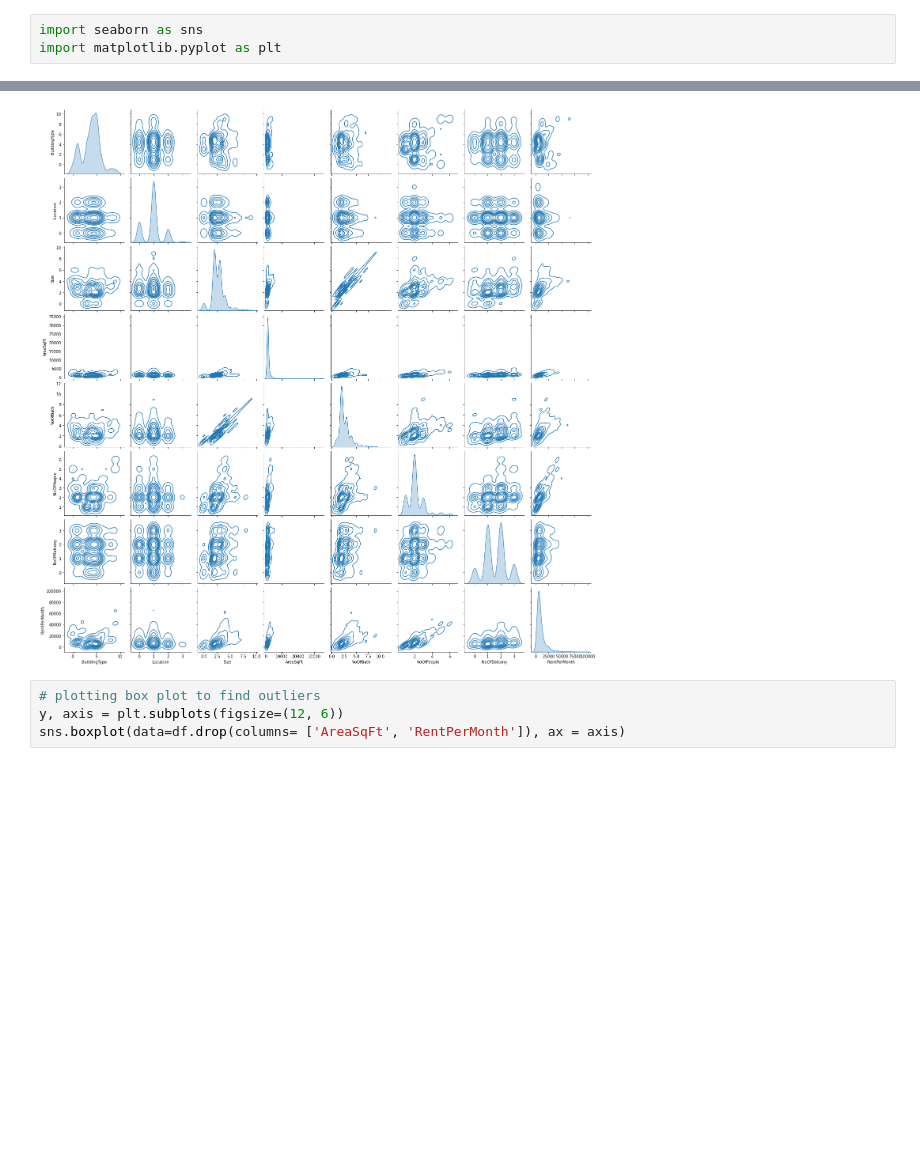
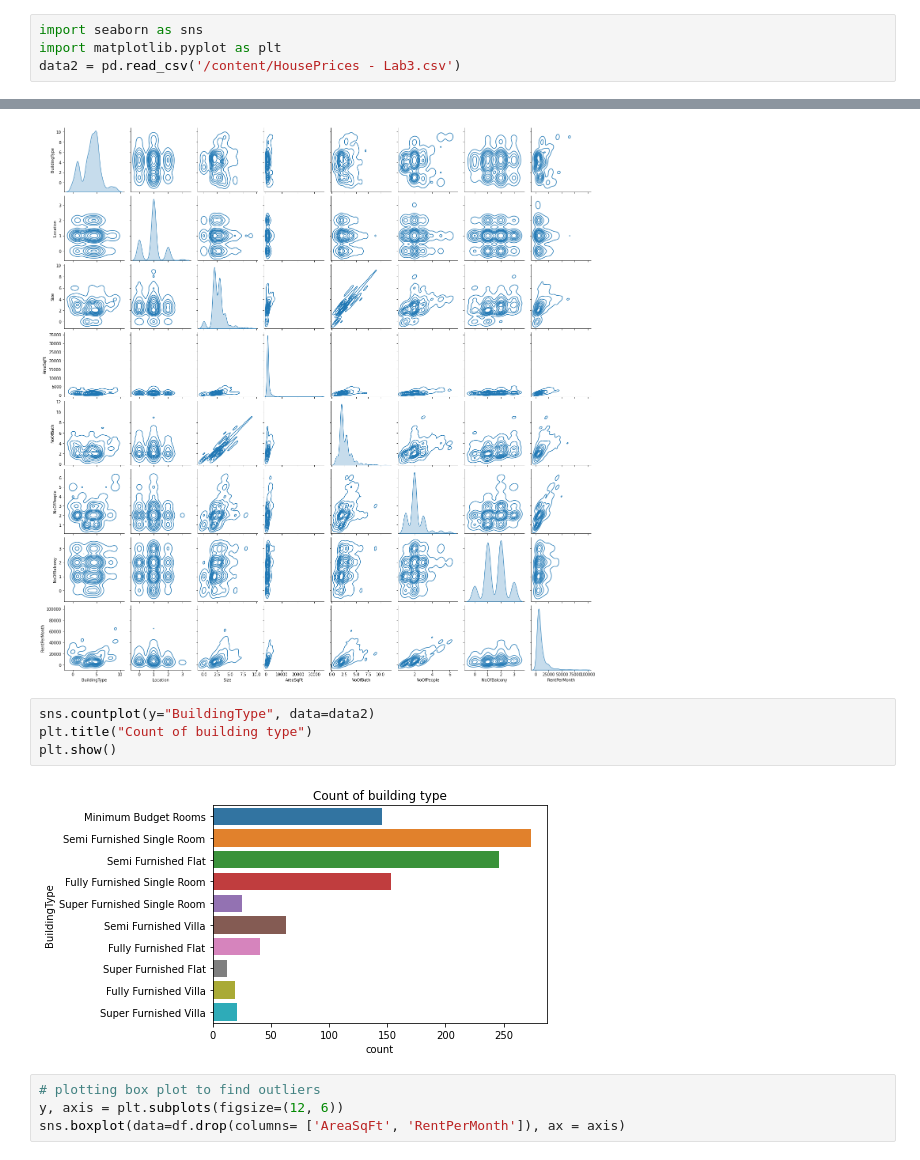
Before and after one commit to MilanSir/Machine-Learning-Concept, a Jupyter notebook: 21122026_Milan_Jasani_Lab3.ipynb, the cells around one changed output, grey strips where cells are left out. Drawn from its saved outputs; the diff is of its cells as text; blank space fills up the shorter version.

```diff
--- a/21122026_Milan_Jasani_Lab3.ipynb
+++ b/21122026_Milan_Jasani_Lab3.ipynb
@@ -313,6 +308,7 @@ g.score(X_train, y_train)
 # %%
 import seaborn as sns
 import matplotlib.pyplot as plt
+data2 = pd.read_csv('/content/HousePrices - Lab3.csv')
 # %% [markdown]
 #### **find relation between the attributes**
 # %%
@@ -320,6 +316,12 @@ sns.pairplot(df,kind="kde")
 # %% [output]
 <seaborn.axisgrid.PairGrid at 0x...>
 [figure]
+# %%
+sns.countplot(y="BuildingType", data=data2)
+plt.title("Count of building type")
+plt.show()
+# %% [output]
+[figure, added]
 # %%
 # plotting box plot to find outliers
 y, axis = plt.subplots(figsize=(12, 6))
```
Also changed, not shown: parts of 32 cells of this notebook.
